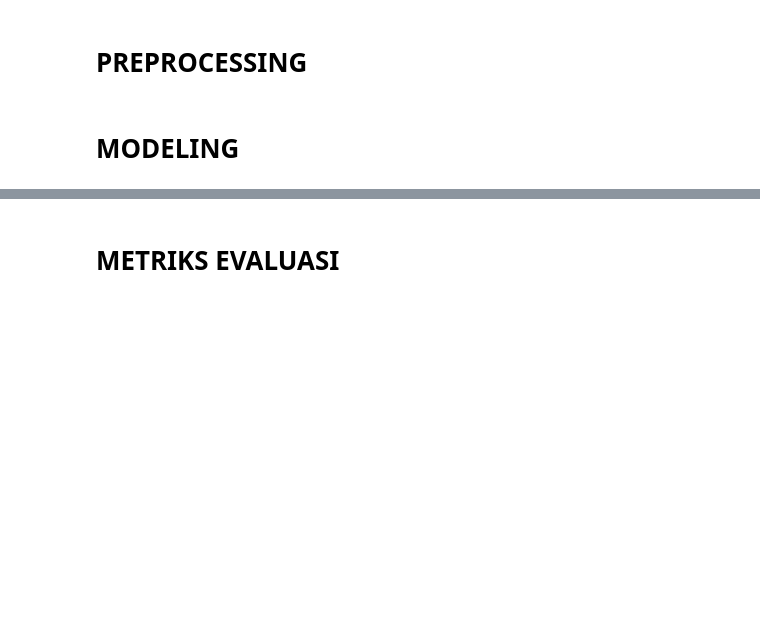
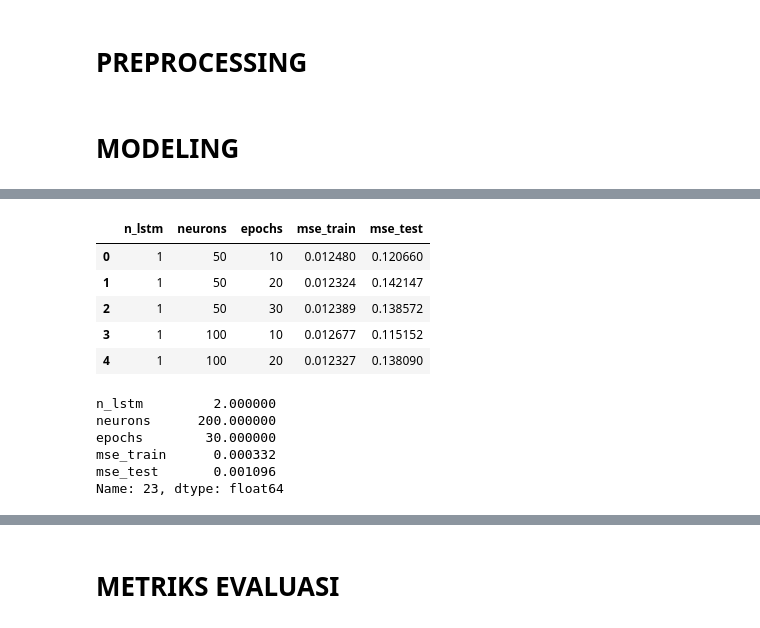
Before and after one commit to fadillazundina/bitcoin-prediction-using-sentiment, a Jupyter notebook: LSTM_NoSentimen.ipynb, the cells around one changed output, grey strips where cells are left out. Cells and saved outputs as stored; diff of their text form; code cells hidden in the pictures; blank space fills up the shorter version.

```diff
--- a/LSTM_NoSentimen.ipynb
+++ b/LSTM_NoSentimen.ipynb
@@ -192 +204,20 @@ Name: 17, dtype: object
+# %%
+hyperparam.head()
+# %% [output]
+|  | n_lstm | neurons | epochs | mse_train | mse_test |
+| 0 | 1 | 50 | 10 | 0.012480 | 0.120660 |
+| 1 | 1 | 50 | 20 | 0.012324 | 0.142147 |
+| 2 | 1 | 50 | 30 | 0.012389 | 0.138572 |
+| 3 | 1 | 100 | 10 | 0.012677 | 0.115152 |
+| 4 | 1 | 100 | 20 | 0.012327 | 0.138090 |
+# %%
+best_config = hyperparam.loc[hyperparam["mse_test"].idxmin()]
+best_config
+# %% [output]
+n_lstm         2.000000
+neurons      200.000000
+epochs        30.000000
+mse_train      0.000332
+mse_test       0.001096
+Name: 23, dtype: float64
 # %%
```
Also changed, not shown: parts of 17 cells of this notebook, 8 other files.
